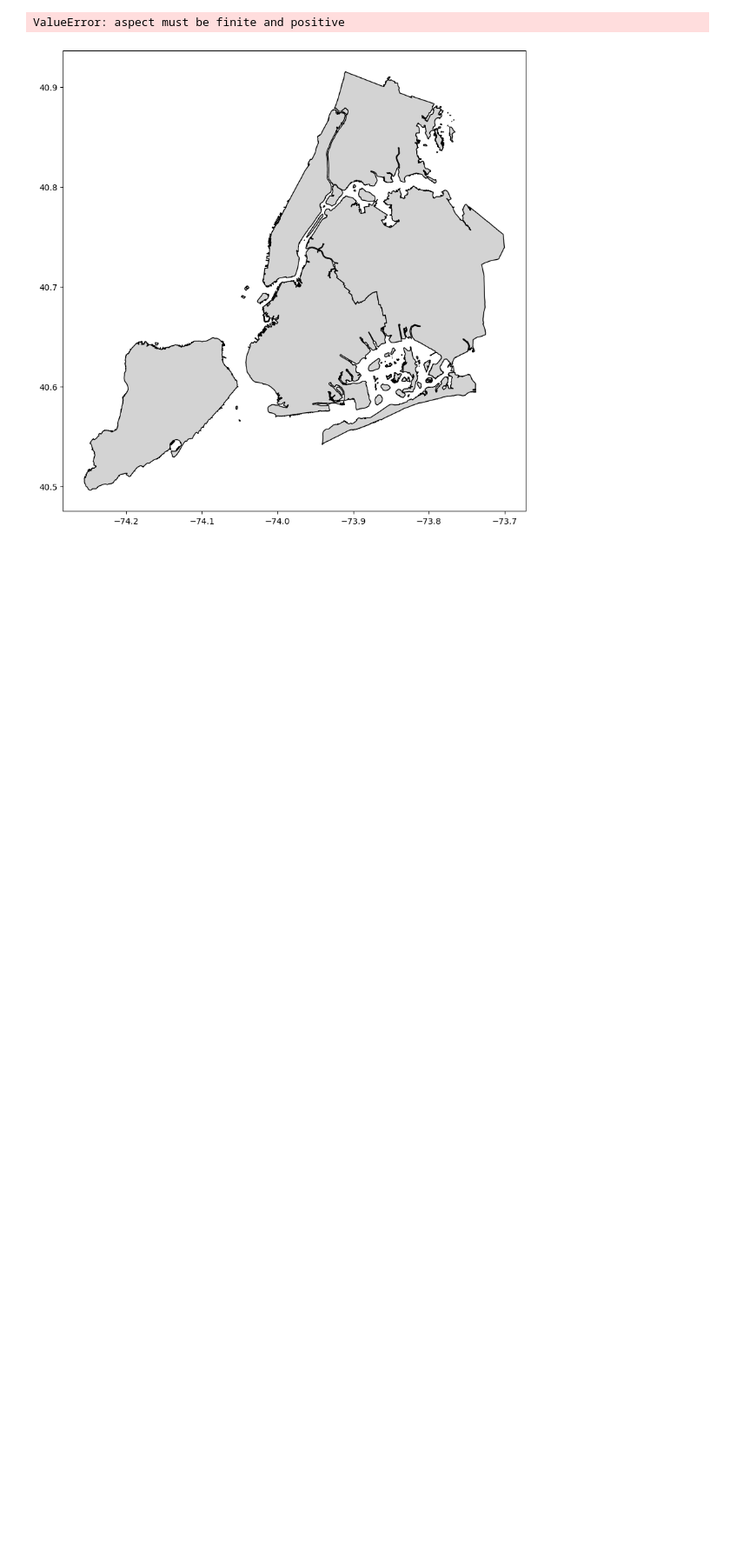
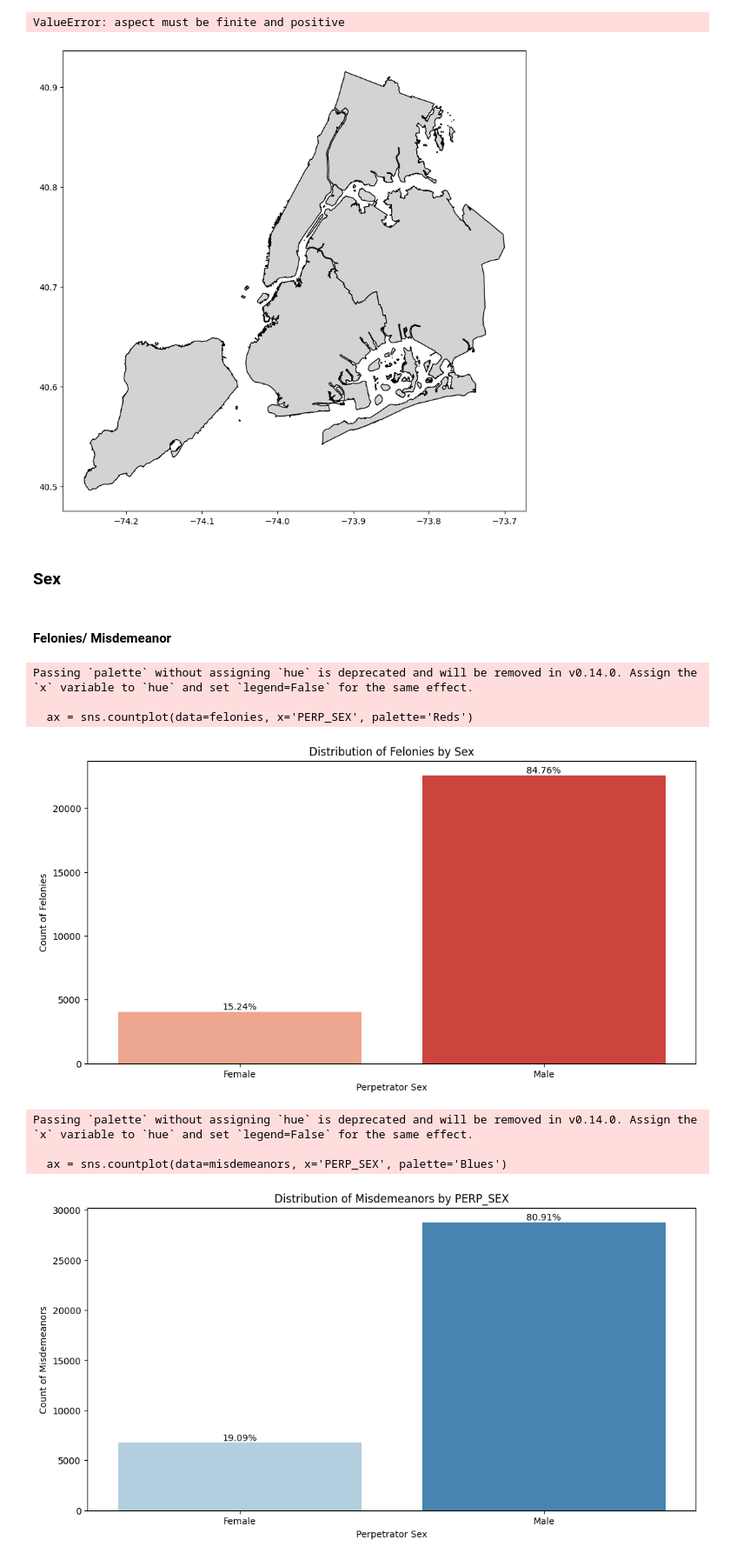
Before and after one commit to CarlosGG18/NYPD-Arrest-Analysis, a Jupyter notebook: 2024_YTD_EDA.ipynb, the cells around one changed output. Shown at 87% size. Saved outputs shown, nothing was run; the diff lists cells and outputs as text; code cells hidden in the pictures; blank space fills up the shorter version.

```diff
--- a/2024_YTD_EDA.ipynb
+++ b/2024_YTD_EDA.ipynb
@@ -367,3 +367,49 @@ plt.legend(title='Law Category')
 # %% [output]
 ValueError: aspect must be finite and positive
 [figure]
+# %% [markdown]
+### Sex
+# %% [markdown]
+#### Felonies/  Misdemeanor
+# %%
+felonies = ytd_df[ytd_df['LAW_CAT_CD'] == 'Felony']
+misdemeanors = ytd_df[ytd_df['LAW_CAT_CD'] == 'Misdemeanor']
+
+def add_annotations(ax, total_count):
+    for p in ax.patches:
+        height = p.get_height()
+        percentage = (height / total_count) * 100
+        ax.annotate(f'{percentage:.2f}%',
+                    (p.get_x() + p.get_width() / 2., height),
+                    ha='center', va='center', fontsize=10, color='black',
+                    xytext=(0, 5), textcoords='offset points')
+
+# Felonies
+plt.figure(figsize=(12, 6))
+ax = sns.countplot(data=felonies, x='PERP_SEX', palette='Reds')
+total_felonies = len(felonies)
+add_annotations(ax, total_felonies)
+plt.title('Distribution of Felonies by Sex')
+plt.xlabel('Perpetrator Sex')
+plt.ylabel('Count of Felonies')
+plt.show()
+
+
+#Misdemeanor
+plt.figure(figsize=(12, 6))
+ax = sns.countplot(data=misdemeanors, x='PERP_SEX', palette='Blues')
+total_misdemeanors = len(misdemeanors)
+add_annotations(ax, total_misdemeanors)
+plt.title('Distribution of Misdemeanors by PERP_SEX')
+plt.xlabel('Perpetrator Sex')
+plt.ylabel('Count of Misdemeanors')
+plt.show()
+# %% [output]
+Passing `palette` without assigning `hue` is deprecated and will be removed in v0.14.0. Assign the `x` variable to `hue` and set `legend=False` for the same effect.
+
+  ax = sns.countplot(data=felonies, x='PERP_SEX', palette='Reds')
+[figure, added]
+Passing `palette` without assigning `hue` is deprecated and will be removed in v0.14.0. Assign the `x` variable to `hue` and set `legend=False` for the same effect.
+
+  ax = sns.countplot(data=misdemeanors, x='PERP_SEX', palette='Blues')
+[figure, added]
```
Also changed, not shown: parts of 5 cells of this notebook.
